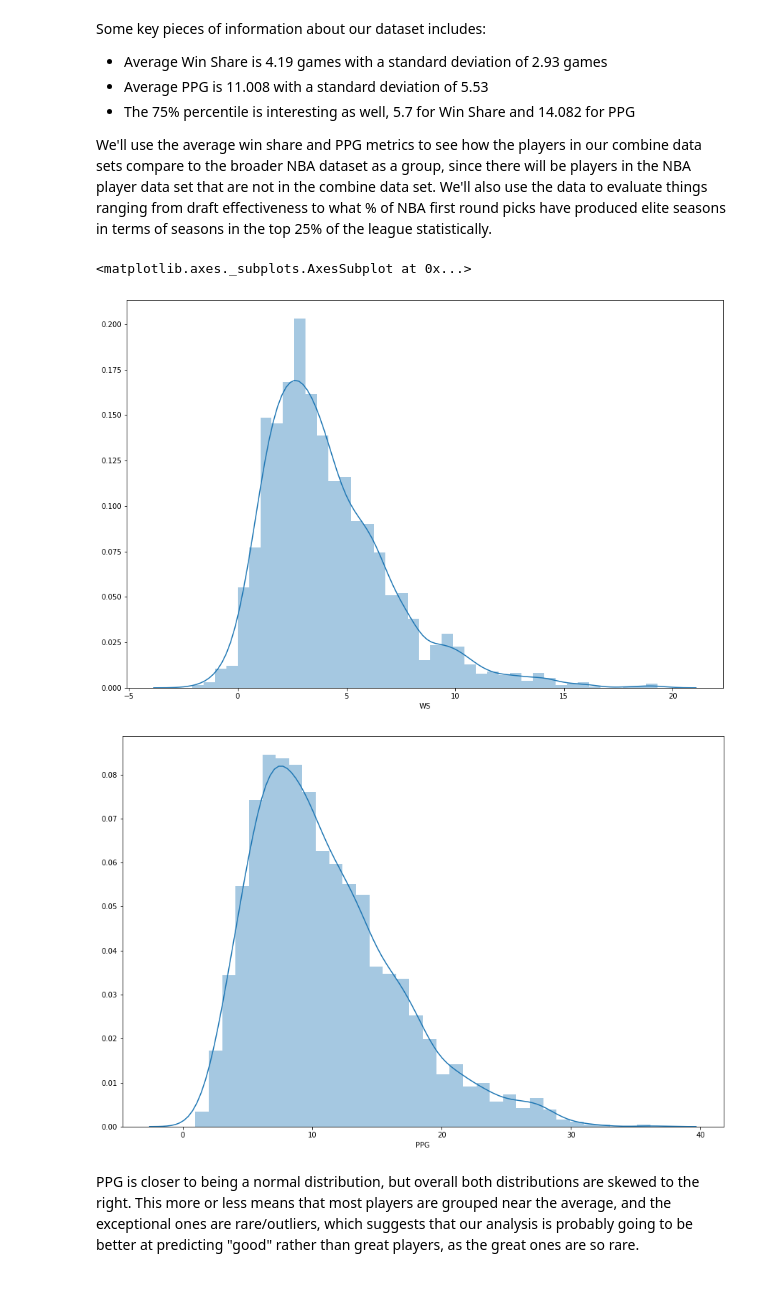
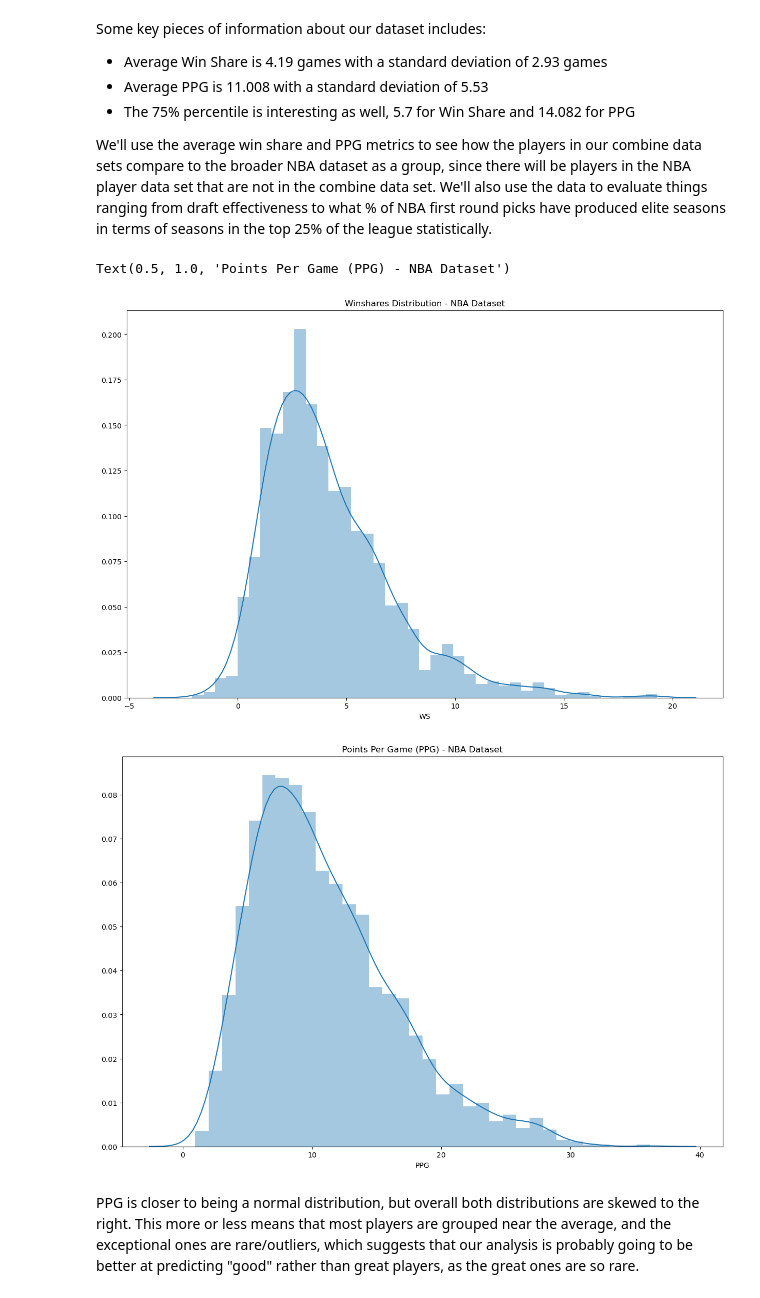
Before and after one commit to MarkhamLee/Project_Portfolio, a Jupyter notebook: NBA/NBA_Combine_V1/NBA_Project(Revised).ipynb, the cells around one changed output. Drawn from its saved outputs; the diff is of its cells as text; code cells hidden in the pictures.

```diff
--- a/NBA/NBA_Combine_V1/NBA_Project(Revised).ipynb
+++ b/NBA/NBA_Combine_V1/NBA_Project(Revised).ipynb
@@ -60,4 +65,4 @@ nba_subset = nba_min[['Player', 'Season', 'WS', 'G', 'MP', 'ORB', 'DRB',
 # %%
 # calculate points per game, since it's not in the original data set
 
-nba_subset.loc[:,'PPG'] = nba_subset['PTS'] / nba_subset['G']
+nba_subset.loc[:,'PPG'] = (nba_subset.loc[:,'PTS'] / nba_subset.loc[:,'G'])
@@ -118,18 +134,19 @@ We'll use the average win share and PPG metrics  to see how the players in our c
 # %%
 # let's look at the distribution of PPG and win share
 
 plt.figure(figsize=(15,10))
 plt.tight_layout()
 seabornInstance.distplot(nba_subset['WS'])
-
+plt.title('Winshares Distribution - NBA Dataset')
 
 plt.figure(figsize=(15,10))
 plt.tight_layout()
 seabornInstance.distplot(nba_subset['PPG'])
+plt.title('Points Per Game (PPG) - NBA Dataset')
 # %% [output]
-<matplotlib.axes._subplots.AxesSubplot at 0x...>
+Text(0.5, 1.0, 'Points Per Game (PPG) - NBA Dataset')
-[figure, old version]
+[figure, new version]
-[figure, old version]
+[figure, new version]
 # %% [markdown]
 PPG is closer to being a normal distribution, but overall both distributions are skewed to the right. This more or less means that most players are grouped near the average, and the exceptional ones are rare/outliers, which suggests that our analysis is probably going to be better at predicting "good" rather than great players, as the great ones are so rare.
 # %%
```
Also changed, not shown: parts of 19 cells of this notebook, 1 other file.
